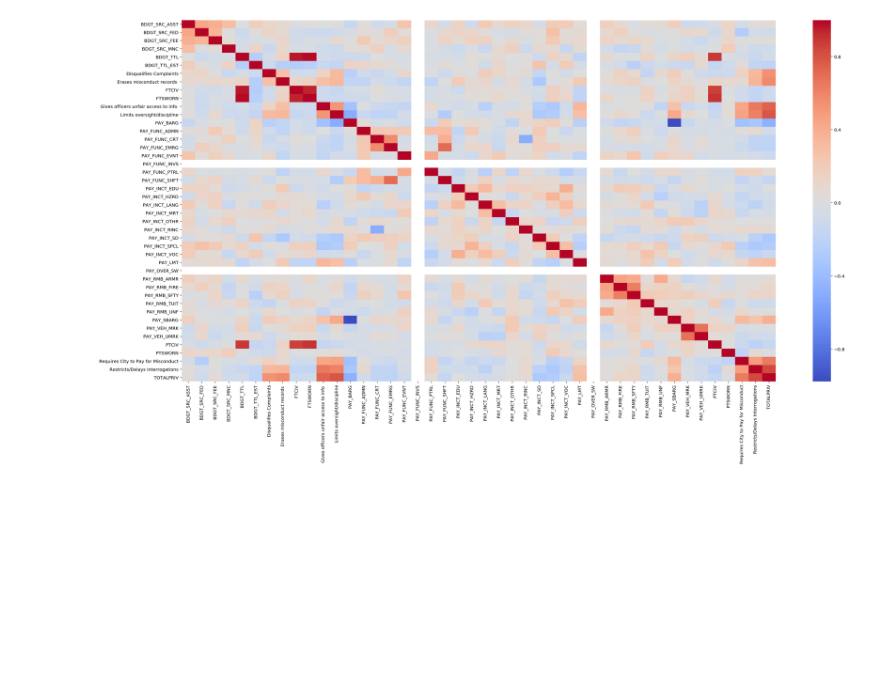
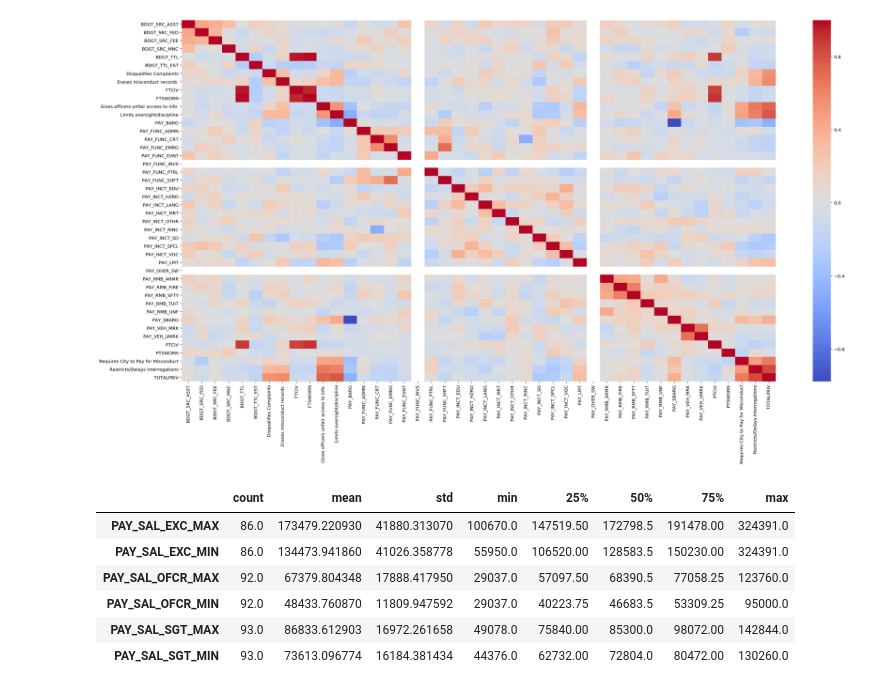
Before and after one commit to ChristopherDaigle/Academic_Research, a Jupyter notebook: Economics_Of_Policing/development/data_cleaning.ipynb, the cells around one changed output. Drawn from its saved outputs; the diff is of its cells as text; code cells hidden in the pictures; blank space fills up the shorter version.

Commit message:
feat: coerce nan in blank string pay values

```diff
--- a/Economics_Of_Policing/development/data_cleaning.ipynb
+++ b/Economics_Of_Policing/development/data_cleaning.ipynb
@@ -144,3 +145,22 @@ sns.heatmap(df.corr(), cmap = 'coolwarm')
 plt.show()
 # %% [output]
 [figure]
+# %%
+df_pay = df.loc[:,['PAY_SAL_EXC_MAX',
+                    'PAY_SAL_EXC_MIN',
+                    'PAY_SAL_OFCR_MAX',
+                    'PAY_SAL_OFCR_MIN',
+                    'PAY_SAL_SGT_MAX',
+                    'PAY_SAL_SGT_MIN',]]
+for factor in df_pay.columns:
+    df_pay.loc[:, factor] = pd.to_numeric(df_pay[factor], errors='coerce')
+# %%
+df_pay.describe().T
+# %% [output]
+|  | count | mean | std | min | 25% | 50% | 75% | max |
+| PAY_SAL_EXC_MAX | 86.0 | 173479.220930 | 41880.313070 | 100670.0 | 147519.50 | 172798.5 | 191478.00 | 324391.0 |
+| PAY_SAL_EXC_MIN | 86.0 | 134473.941860 | 41026.358778 | 55950.0 | 106520.00 | 128583.5 | 150230.00 | 324391.0 |
+| PAY_SAL_OFCR_MAX | 92.0 | 67379.804348 | 17888.417950 | 29037.0 | 57097.50 | 68390.5 | 77058.25 | 123760.0 |
+| PAY_SAL_OFCR_MIN | 92.0 | 48433.760870 | 11809.947592 | 29037.0 | 40223.75 | 46683.5 | 53309.25 | 95000.0 |
+| PAY_SAL_SGT_MAX | 93.0 | 86833.612903 | 16972.261658 | 49078.0 | 75840.00 | 85300.0 | 98072.00 | 142844.0 |
+| PAY_SAL_SGT_MIN | 93.0 | 73613.096774 | 16184.381434 | 44376.0 | 62732.00 | 72804.0 | 80472.00 | 130260.0 |
```
Also changed, not shown: parts of 1 cell of this notebook.
